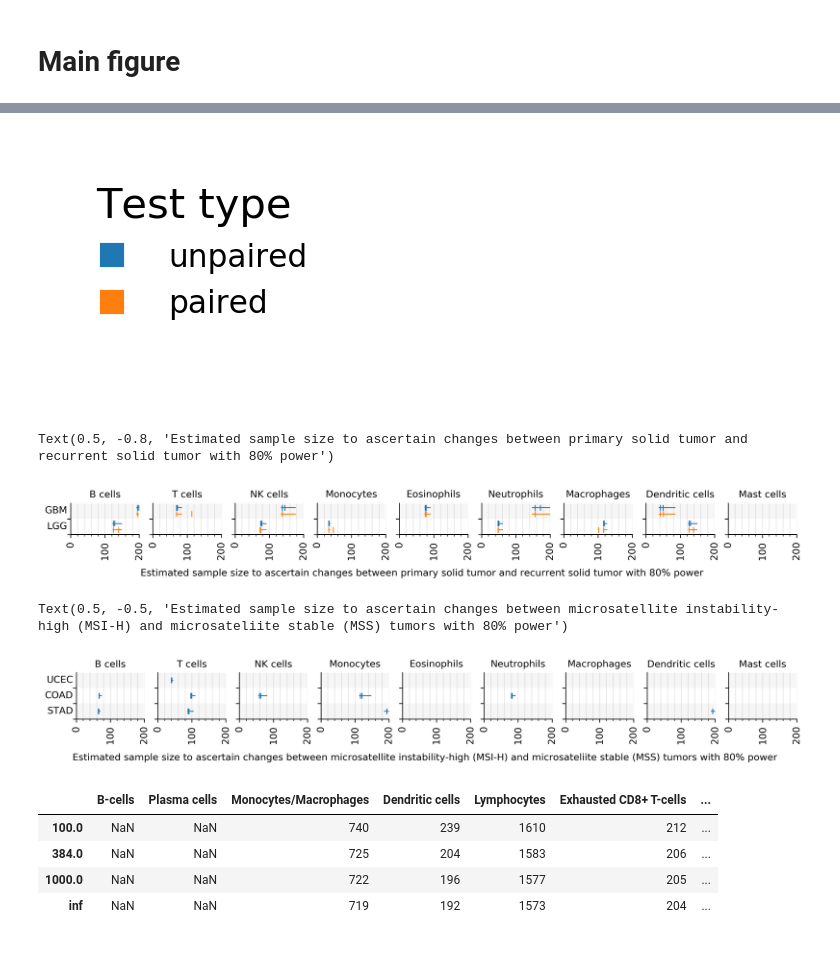
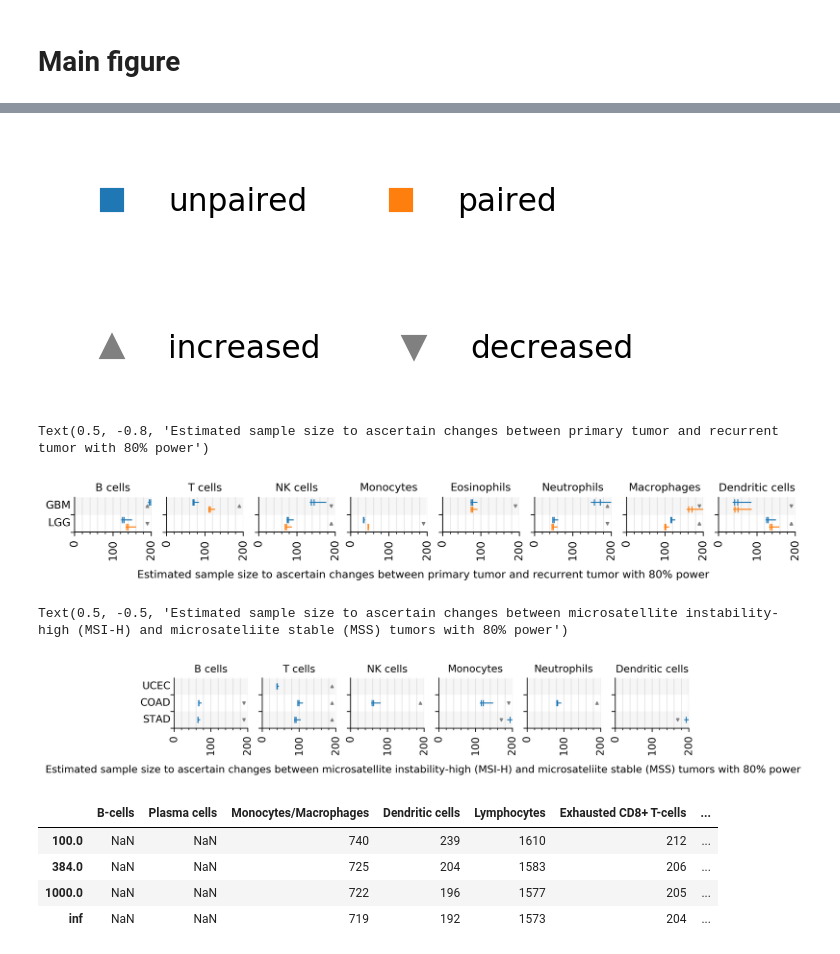
Before and after one commit to KChen-lab/sensei, a Jupyter notebook: python/statistics/fig-3-v2.ipynb, the cells around one changed output, grey strips where cells are left out. Saved outputs shown, nothing was run; the diff lists cells and outputs as text; code cells hidden in the pictures.

```diff
--- a/python/statistics/fig-3-v2.ipynb
+++ b/python/statistics/fig-3-v2.ipynb
@@ -73,6 +73,12 @@ display(unpaired_treatment)
 | 384.0 | NaN | NaN | 725 | 204 | 1583 | 206 | ... |
 | 1000.0 | NaN | NaN | 722 | 196 | 1577 | 205 | ... |
 | inf | NaN | NaN | 719 | 192 | 1573 | 204 | ... |
+# %%
+effect = load("effect.pkl")
+recurrence_effect = load("recurrence_effect.pkl")
+msi_effect = load("msi-mss-effect.pkl")
+
+treatment_effect = load('gse120575_effect.pkl')
 # %% [markdown]
 # Main figure
 # %%
@@ -169,6 +175,10 @@ for cell_type in cell_types:
             x = paired_primary[cancer_type][cell_type][center_key2]
             ax.errorbar(x, y, color=color_map['paired'], fmt='|', ms=6)
 
+        if unpaired_primary[cancer_type][cell_type][center_key] < 200 or paired_primary[cancer_type][cell_type][center_key] < 200:
+            marker = '^' if effect[cancer_type][cell_type] > 0 else 'v'
+            ax.scatter(190, i, color='gray', marker=marker, s=6)
+
     ax.set_xlim([0, 200])
     ax.set_xticks([0, 100, 200])
     ax.set_xticks([20, 40, 60, 80, 120, 140, 160, 180], True)
@@ -208,6 +218,6 @@ ax.yaxis.set_ticks_position('left')
 ax.xaxis.set_ticks_position('bottom')
 
 fig.text(0.5, 0.02,
-         "Estimated sample size to ascertain changes between normal solid tissue and primary solid tumor with 80% power",
+         "Estimated sample size to ascertain changes between normal tissue and primary tumor with 80% power",
          ha="center", va="center")
 # %% [output]
@@ -216,14 +248,14 @@ Text(0.5, 0.02, 'Estimated sample size to ascertain changes between normal solid
 # %%
-fig = plt.figure(figsize=(1, 1))
+fig = plt.figure(figsize=(1, 0.3))
 ax = fig.add_subplot(1, 1, 1)
 legend_elements = [mpl.lines.Line2D([0], [0],
                                     marker='s',
                                     ms=5,
                                     color=color_map[i],
                                     linestyle="None",
                                     label=i)
                                     for i in color_map]
-ax.legend(handles=legend_elements, loc='best', title = 'Test type', prop={'size': 7.5}, frameon=False)
+ax.legend(handles=legend_elements, loc='best', title = None, prop={'size': 7.5}, frameon=False, ncol = 2)
 ax.set_axis_off()
 # %% [output]
-[figure, old version]
+[figure, new version]
@@ -229,0 +264,9 @@ ax.set_axis_off()
+# %%
+fig = plt.figure(figsize=(1, 0.3))
+ax = fig.add_subplot(1, 1, 1)
+legend_elements = [mpl.lines.Line2D([0], [0], marker='^',ms=5,color='gray', linestyle="None", label='increased'),
+                   mpl.lines.Line2D([0], [0], marker='v',ms=5,color='gray', linestyle="None", label='decreased')]
+ax.legend(handles=legend_elements, loc='best', title = None, prop={'size': 7.5}, frameon=False, ncol = 2)
+ax.set_axis_off()
+# %% [output]
+[figure, added]
@@ -248,7 +293,7 @@ cell_types = [
     'Neutrophils',
     'Macrophages.all',
     'Dendritic.cells.all',
-    'Mast.cells.all'
+    #'Mast.cells.all'
 ]
 
 n_cell_types = len(cell_types)
@@ -295,14 +340,18 @@ for cell_type in cell_types:
             ax.errorbar(x, y, color=color_map['unpaired'], fmt='|', ms=6)
 
         y = j + 0.2
-        x_l = unpaired_recurrence[cancer_type][cell_type][lower_key]
-        x = unpaired_recurrence[cancer_type][cell_type][center_key]
-        x_u = unpaired_recurrence[cancer_type][cell_type][upper_key]
+        x_l = paired_recurrence[cancer_type][cell_type][lower_key]
+        x = paired_recurrence[cancer_type][cell_type][center_key]
+        x_u = paired_recurrence[cancer_type][cell_type][upper_key]
         if x < 200:
             ax.errorbar(x, y, xerr=[[x - x_l], [x_u - x]],
                         color=color_map['paired'], ecolor=color_map['paired'], elinewidth=elinewidth, fmt='|', ms=6)
             x = paired_recurrence[cancer_type][cell_type][center_key2]
             ax.errorbar(x, y, color=color_map['paired'], fmt='|', ms=6)
+
+        if unpaired_recurrence[cancer_type][cell_type][center_key] < 200 or paired_recurrence[cancer_type][cell_type][center_key] < 200:
+            marker = '^' if recurrence_effect[cancer_type][cell_type] > 0 else 'v'
+            ax.scatter(190, j, color='gray', marker=marker, s=6)
 
     ax.set_xlim([0, 200])
     ax.set_xticks([0, 100, 200])
@@ -343,8 +392,8 @@ ax.yaxis.set_ticks_position('left')
 ax.xaxis.set_ticks_position('bottom')
 
 fig.text(0.5, -0.8,
-         "Estimated sample size to ascertain changes between primary solid tumor and recurrent solid tumor with 80% power",
+         "Estimated sample size to ascertain changes between primary tumor and recurrent tumor with 80% power",
          ha="center", va="center")
 # %% [output]
-Text(0.5, -0.8, 'Estimated sample size to ascertain changes between primary solid tumor and recurrent solid tumor with 80% power')
+Text(0.5, -0.8, 'Estimated sample size to ascertain changes between primary tumor and recurrent tumor with 80% power')
-[figure, old version]
+[figure, new version]
@@ -366,11 +417,11 @@ cell_types = [
     'T.cells.all',
     'Nk.cells.all',
     'Monocytes',
-    'Eosinophils',
+    #'Eosinophils',
     'Neutrophils',
-    'Macrophages.all',
+    #'Macrophages.all',
     'Dendritic.cells.all',
-    'Mast.cells.all'
+    #'Mast.cells.all'
 ]
 
 n_cell_types = len(cell_types)
@@ -416,6 +467,12 @@ for cell_type in cell_types:
             x = msi[cancer_type][cell_type][center_key2]
             ax.errorbar(x, y, color=color_map['unpaired'], fmt='|', ms=6)
 
+            marker = '^' if msi_effect[cancer_type][cell_type] > 0 else 'v'
+            if x < 180:
+                ax.scatter(190, k, color='gray', marker=marker, s=6)
+            else:
+                ax.scatter(170, k, color='gray', marker=marker, s=6)
+
     ax.set_xlim([0, 200])
     ax.set_xticks([0, 100, 200])
     ax.set_xticks([20, 40, 60, 80, 120, 140, 160, 180], True)
@@ -459,4 +516,4 @@ fig.text(0.5, -0.5,
          ha="center", va="center")
 # %% [output]
 Text(0.5, -0.5, 'Estimated sample size to ascertain changes between microsatellite instability-high (MSI-H) and microsateliite stable (MSS) tumors with 80% power')
-[figure, old version]
+[figure, new version]
```
Also changed, not shown: parts of 19 cells of this notebook, 30 other files.
